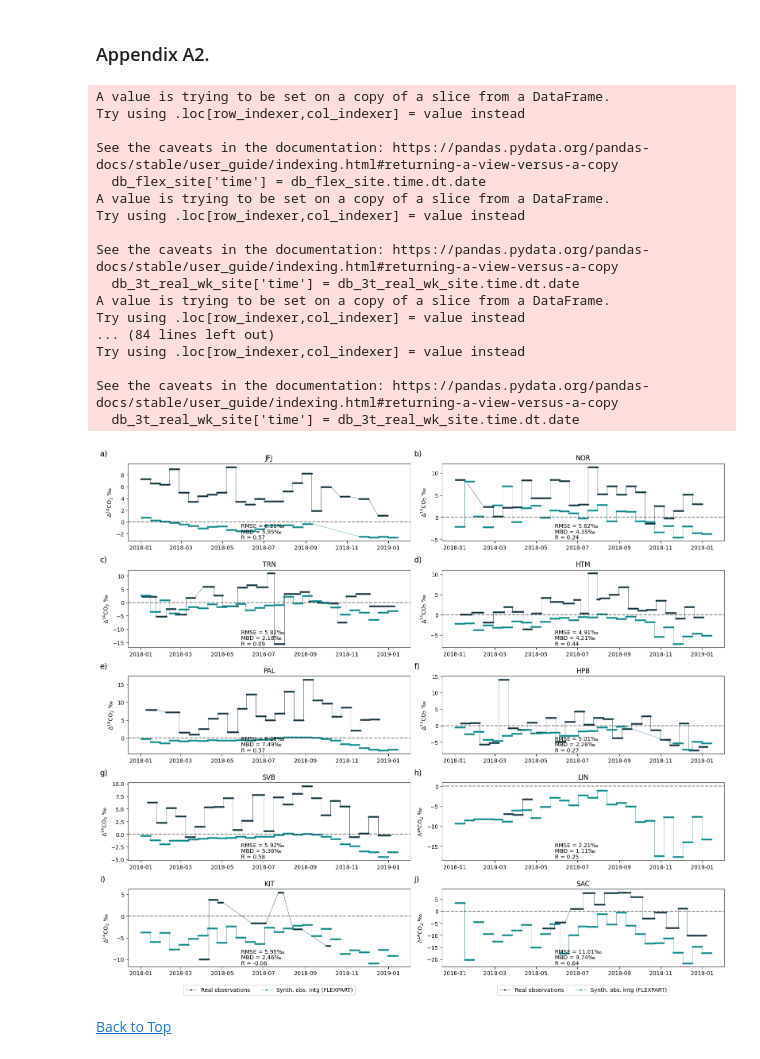
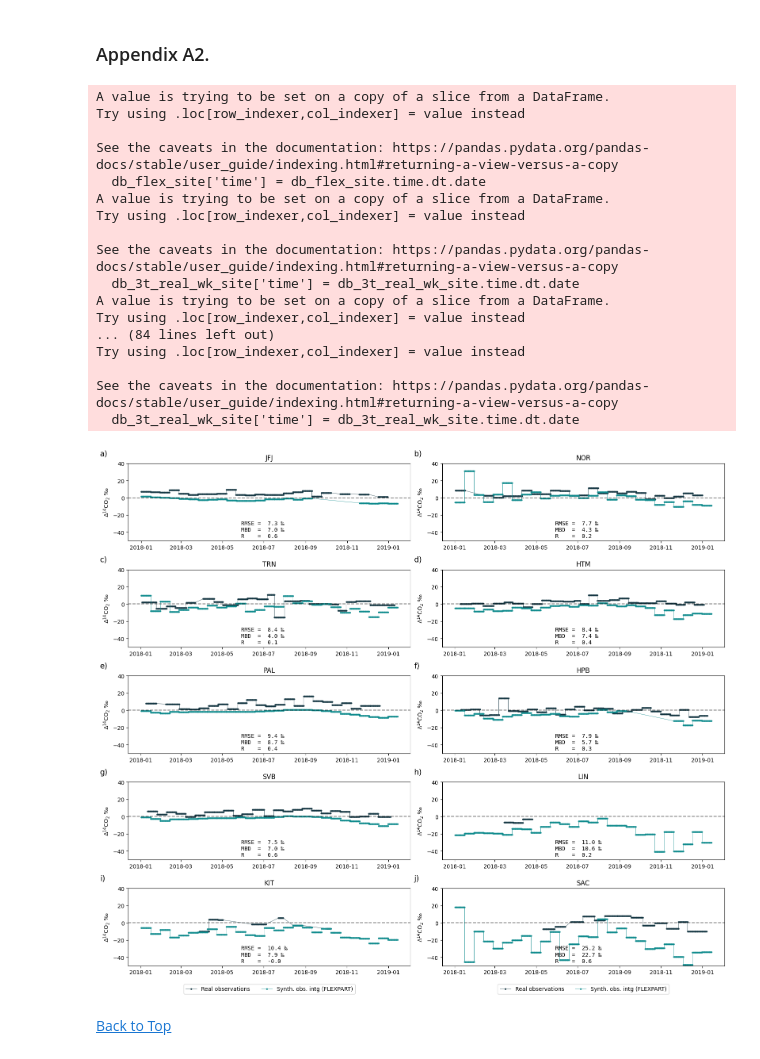
Before and after one commit to cdgomezo/assets-corso-campaign, a Jupyter notebook: AssetsPaper2.ipynb, the cells around one changed output. Cells and saved outputs as stored; diff of their text form; code cells hidden in the pictures.

```diff
--- a/AssetsPaper2.ipynb
+++ b/AssetsPaper2.ipynb
@@ -183,7 +129,7 @@ for i, site in enumerate(['BIK', 'KIT']):
         ['A & C'] + list((monthly_counts['ffCO2_nuc14C']))
     ]
 
-    months = mdates.MonthLocator()  # set the locator to months
+    months = mdates.MonthLocator(interval=1)  # set the locator to months
     date_fmt = mdates.DateFormatter('%b')  # set the formatter to month abbreviations
     ax[i].xaxis.set_major_locator(months)
     ax[i].xaxis.set_major_formatter(date_fmt)
@@ -193,20 +139,21 @@ for i, site in enumerate(['BIK', 'KIT']):
        tick.set_horizontalalignment("center")
 
     months_labels = [datetime(2018, m, 1).strftime('%b') for m in range(1, 13)]
-    table = ax[i].table(cellText=table_data, colLabels=['Criteria'] + months_labels, cellLoc='center', loc='bottom', bbox=[0, -0.5, 1, 0.3])
+    table = ax[i].table(cellText=table_data, colLabels=['Criteria'] + months_labels, cellLoc='center', loc='bottom', bbox=[-0.031, -0.5, 0.985, 0.3])
     table.auto_set_font_size(False)
     table.set_fontsize(10)
-    table.scale(1, 1.2)
+    table.scale(1, 1)
 
-    ax[i].set_ylabel(r'$\Delta^{14}$CO$_2$ ‰')
+    ax[i].set_ylabel(r'$\Delta^{14}$CO$_2$ (‰)')
 
     ax[i].legend(ncols=4, loc='lower center')#, frameon=False)
     ax[i].set_title(site)
 
     # Add letter labels
-    ax[i].text(-0.05, 1.1, f'({chr(97 + i)})', transform=ax[i].transAxes, fontsize=12, va='top')
+    ax[i].text(-0.02, 1.15, f'({chr(97 + i)})', transform=ax[i].transAxes, fontsize=12, va='top')
 
 f.tight_layout()
+f.subplots_adjust(hspace=0.75)
 
 f.savefig('figures/fig2.png', dpi=300, bbox_inches='tight')
 # %% [output]
@@ -259,7 +166,7 @@ db_flex.to_csv('data/fig3/fig3_synth.csv', index=False)
 # Read the real and synthetic data
 
 db_3t_real_wk = read_csv('data/fig3/fig3_real.csv', parse_dates=['time'])
-db_flex = read_csv('data/fig3/fig3_synth.csv', parse_dates=['time'])
+db_flex_wk = read_csv('data/fig3/fig3_synth.csv', parse_dates=['time'])
 # %%
 # Plot the real and synthetic data
 
@@ -1291,10 +613,10 @@ for i, site in enumerate(Forward_CORSO_HRLY_13LT.loc[~Forward_CORSO_HRLY_13LT.si
        tick.set_horizontalalignment("center")
 
     months_labels = [datetime(2018, m, 1).strftime('%b') for m in range(1, 13)]
-    table = ax[i].table(cellText=table_data, colLabels=['Criteria'] + months_labels, cellLoc='center', loc='bottom', bbox=[0, -0.5, 1, 0.3])
+    table = ax[i].table(cellText=table_data, colLabels=['Criteria'] + months_labels, cellLoc='center', loc='bottom', bbox=[-0.031, -0.5, 0.985, 0.3])
     table.auto_set_font_size(False)
     table.set_fontsize(10)
-    table.scale(1, 1.2)
+    table.scale(1, 1)
 
     ax[i].set_ylabel(r'$\Delta^{14}$CO$_2$ ‰')
 
@@ -1314,10 +636,10 @@ f.savefig('figures/A1.png', dpi=300, bbox_inches='tight')
 # %% [markdown]
 ### Appendix A2.
 # %%
-db_3t_real_wk = read_csv('data/fig3/fig3_real.csv', parse_dates=['time'])
+db_3t_real = read_csv('data/fig3/fig3_real.csv', parse_dates=['time'])
 db_flex = read_csv('data/fig3/fig3_synth.csv', parse_dates=['time'])
 # %%
-f, ax = subplots(5, 2, figsize=(16,14))#, sharex=True)
+f, ax = subplots(5, 2, figsize=(16,14))#, sharey=True)
 
 ax = ax.flatten()
 
@@ -1351,9 +673,18 @@ for i, site in enumerate(db_3t_real.loc[~db_3t_real.site.isin(['CBW', 'KRE', 'OP
     # Calculate RMSE
     RMSE = sqrt(mean((db_con.obs_permil_x - db_con.obs_permil_y)**2))
 
-    ax[i].text(0.4, 0.025, f'R = {R:.2f}', transform=ax[i].transAxes)
-    ax[i].text(0.4, 0.1, f'MBD = {MBD:.2f}‰', transform=ax[i].transAxes)
-    ax[i].text(0.4, 0.175, f'RMSE = {RMSE:.2f}‰', transform=ax[i].transAxes)
+    # ax[i].text(0.4, 0.025, f'R = {R:.2f}', transform=ax[i].transAxes)
+    # ax[i].text(0.4, 0.1, f'MBD = {MBD:.2f}‰', transform=ax[i].transAxes)
+    # ax[i].text(0.4, 0.175, f'RMSE = {RMSE:.2f}‰', transform=ax[i].transAxes)
+
+    ax[i].text(
+        0.4, 0.025,
+        f'RMSE =  {RMSE:.1f} ‰\nMBD  =  {MBD:.1f} ‰\nR    =  {R:.1f}',
+        transform=ax[i].transAxes,
+        fontsize=10,
+        family='monospace',  # ensures fixed-width alignment
+        va='bottom',
+        )
 
     ax[i].set_title(f'{site}')
     ax[i].set_ylabel('$\Delta^{14}$CO$_2$ ‰')
@@ -1362,33 +693,35 @@ for i, site in enumerate(db_3t_real.loc[~db_3t_real.site.isin(['CBW', 'KRE', 'OP
 
     ax[i].text(-0.1, 1.1, lbl[i], transform=ax[i].transAxes, fontsize=14)
     # Put a legend below current axis
     if (i == 9) or (i == 8):
         ax[i].legend(loc='upper center', bbox_to_anchor=(0.5, -0.2), ncol=2)
 
     # Add a dashed line at 0
     ax[i].axhline(0, color='k', linestyle='--', alpha=0.5)
 
+    ax[i].set_ylim(-50, 40)
+
 f.tight_layout()
 
 f.savefig('figures/A2.png', dpi=300, bbox_inches='tight')
 # %% [output]
 A value is trying to be set on a copy of a slice from a DataFrame.
 Try using .loc[row_indexer,col_indexer] = value instead
 
 See the caveats in the documentation: https://pandas.pydata.org/pandas-docs/stable/user_guide/indexing.html#returning-a-view-versus-a-copy
   db_flex_site['time'] = db_flex_site.time.dt.date
 A value is trying to be set on a copy of a slice from a DataFrame.
 Try using .loc[row_indexer,col_indexer] = value instead
 
 See the caveats in the documentation: https://pandas.pydata.org/pandas-docs/stable/user_guide/indexing.html#returning-a-view-versus-a-copy
   db_3t_real_wk_site['time'] = db_3t_real_wk_site.time.dt.date
 A value is trying to be set on a copy of a slice from a DataFrame.
 Try using .loc[row_indexer,col_indexer] = value instead
 ... (84 lines left out)
 Try using .loc[row_indexer,col_indexer] = value instead
 
 See the caveats in the documentation: https://pandas.pydata.org/pandas-docs/stable/user_guide/indexing.html#returning-a-view-versus-a-copy
   db_3t_real_wk_site['time'] = db_3t_real_wk_site.time.dt.date
-[figure, old version]
+[figure, new version]
 # %% [markdown]
 [Back to Top](#top)
```
Also changed, not shown: parts of 24 cells of this notebook, 29 other files.
